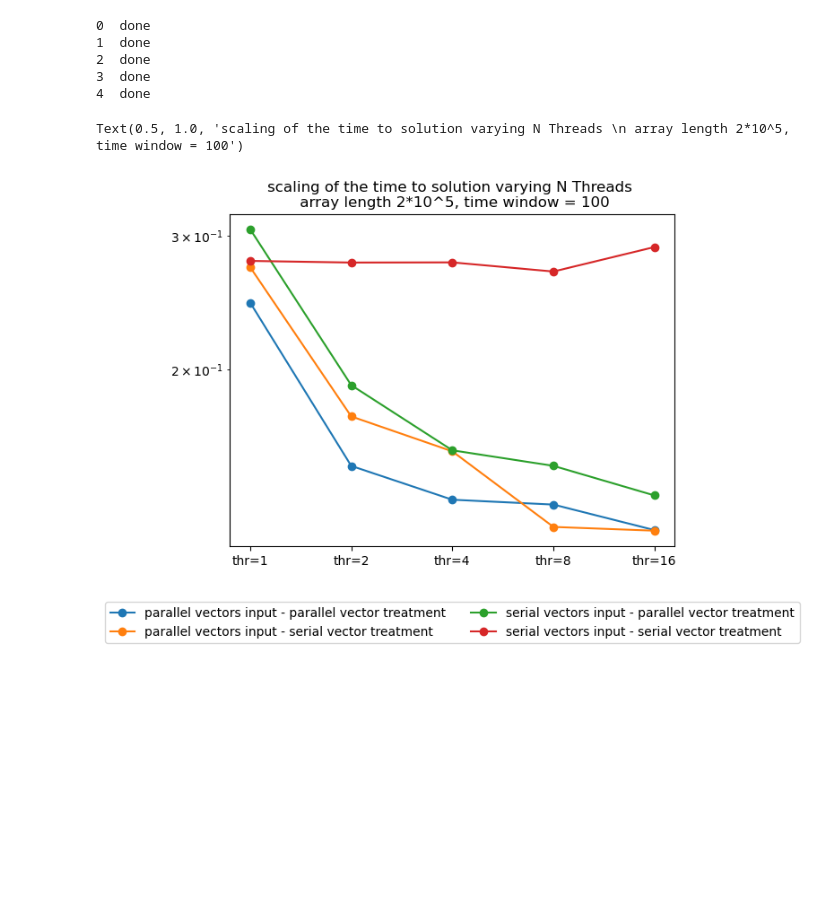
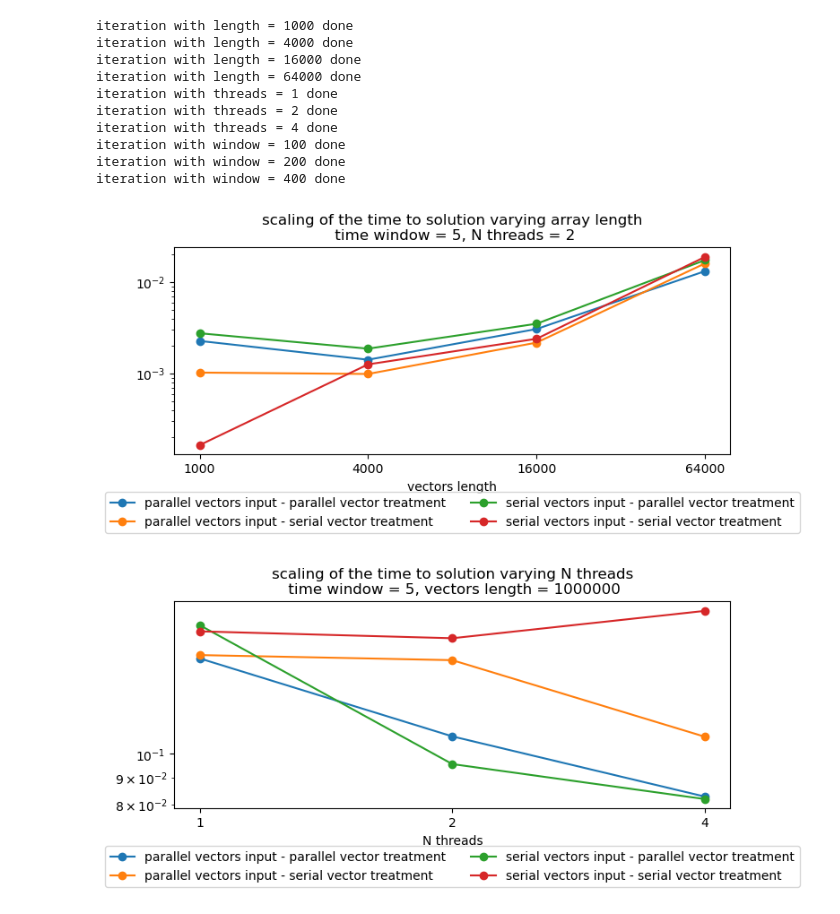
Before and after one commit to giovadg/statistic-parallel-opt, a Jupyter notebook: compare_timings.ipynb, the cells around one changed output. Drawn from its saved outputs; the diff is of its cells as text; code cells hidden in the pictures; blank space fills up the shorter version.

```diff
--- a/compare_timings.ipynb
+++ b/compare_timings.ipynb
@@ -3,6 +3,7 @@ import os
 import pandas as pd
 import numpy as np
 import subprocess
+import matplotlib.pyplot as plt
 
 read_csv_cpp = False #True: process in the c++ libr the same vectors produced with numpy
                     # and processed with pandas.
@@ -12,17 +13,16 @@ read_csv_cpp = False #True: process in the c++ libr the same vectors produced wi
                     # time benchmark of the performance is the same with True or False
                     # (valuated only on the computational part, no I/O)
 
-# Linux
-# !g++ -o stats_multithread.exe main.cpp kernels.cpp -I/c/Users/Administrator/Libreries/boost_1_89_0/ -I/./
-# !./test.exe 1000000 2 1000 4
 
-# Windows
-!g++ -o stats_multithread.exe main.cpp interface_vectors.cpp kernels.cpp -IC:\Users\Administrator\Libreries\boost_1_89_0 -I.
 
-# generate 2 random vectors
-for ii in range(2):
-    dummy = np.random.rand(10**7)
-    dummy_df = pd.Series(dummy)
+compile_cpp = True
+N_vect     = 3
+n_elements = 10**5
+
+# generate N_vect random vectors
+for ii in range(N_vect):
+    dummy = np.random.rand(n_elements)
+    dummy_df = pd.Series(dummy,name=str(ii))
     if ii == 0:
         vect = dummy_df.copy()
     else:
@@ -128,31 +149,18 @@ Text(0.5, 1.0, 'scaling of the time to solution varying time window \n array len
-# %%
-df_tot = None
-for jj in range(5):
-    threads = 2**jj
-    subprocess.run([r".\stats_multithread.exe", str(2*10**5), str(threads), str(100), str(20)], check=True)
-
-    print(jj, " done")
-    df = pd.read_csv("timing.csv", sep=";")
-    df = df.rename(columns={"time": "thr="+str(threads)})
-    if df_tot is None:
-        df_tot = df.copy()
-    else:
-        df_tot = df_tot.merge(df, on="method", how="outer")
-
-num_cols = df_tot.columns.drop("method")
-
-plt.figure()
-for ii in range(df_tot.shape[0]):
-    y = df_tot.loc[ii, num_cols].values
-    plt.plot(num_cols, y, marker="o", label=df_tot.loc[ii, "method"])
-    plt.yscale("log")
-plt.legend(loc="upper center", bbox_to_anchor=(0.5, -0.15), ncol=2)
-plt.title("scaling of the time to solution varying N Threads \n array length 2*10^5, time window = 100")
-# %% [output]
-0  done
-1  done
-2  done
-3  done
-4  done
-Text(0.5, 1.0, 'scaling of the time to solution varying N Threads \n array length 2*10^5, time window = 100')
-[figure, removed]
+# %%
+verb = True
+run_benchmark(range(0,8,2), 1000, 2, 5, method="length", verbose=verb)
+run_benchmark(range(0,3), 1000000, 2, 5, method="threads", verbose=verb)
+run_benchmark(range(0,3), 1000000, 4, 100, method="window", verbose=verb)
+# %% [output]
+iteration with length = 1000 done
+iteration with length = 4000 done
+iteration with length = 16000 done
+iteration with length = 64000 done
+iteration with threads = 1 done
+iteration with threads = 2 done
+iteration with threads = 4 done
+iteration with window = 100 done
+iteration with window = 200 done
+iteration with window = 400 done
+[figure, added]
+[figure, added]
```
Also changed, not shown: parts of 9 cells of this notebook.
